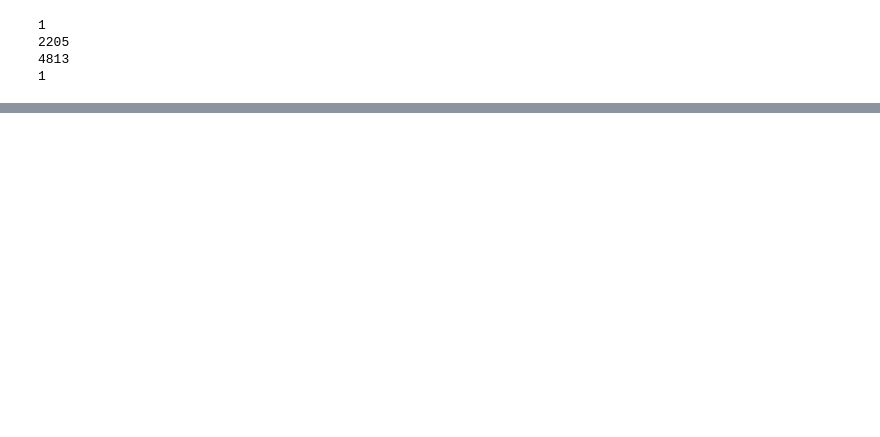
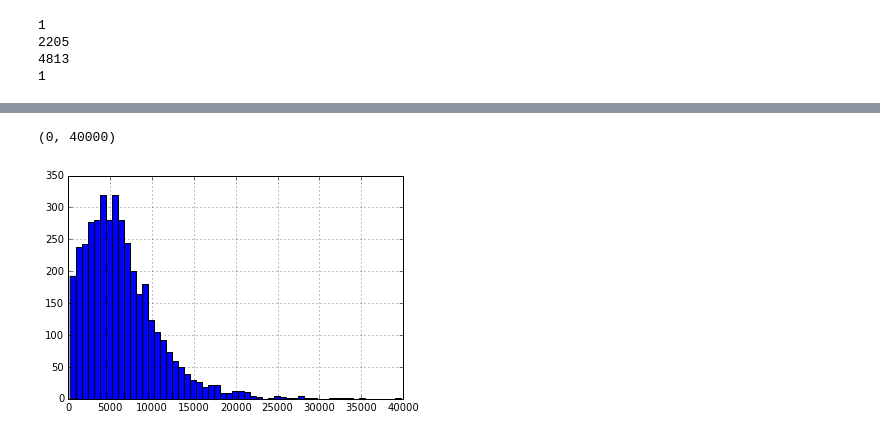
Before and after one commit to aurel1212/medicare-project, a Jupyter notebook: script/cancer_eda.ipynb, the cells around one changed output, grey strips where cells are left out. Cells and saved outputs as stored; diff of their text form; code cells hidden in the pictures; blank space fills up the shorter version.

```diff
--- a/script/cancer_eda.ipynb
+++ b/script/cancer_eda.ipynb
@@ -808,0 +866,6 @@ print sum(pred==3)
+# %%
+df_hema_drop_drug['total_submitted_charges_norm'].hist(bins=400)
+plt.xlim(0,40000)
+# %% [output]
+(0, 40000)
+[figure, added]
```
Also changed, not shown: parts of 39 cells of this notebook.
